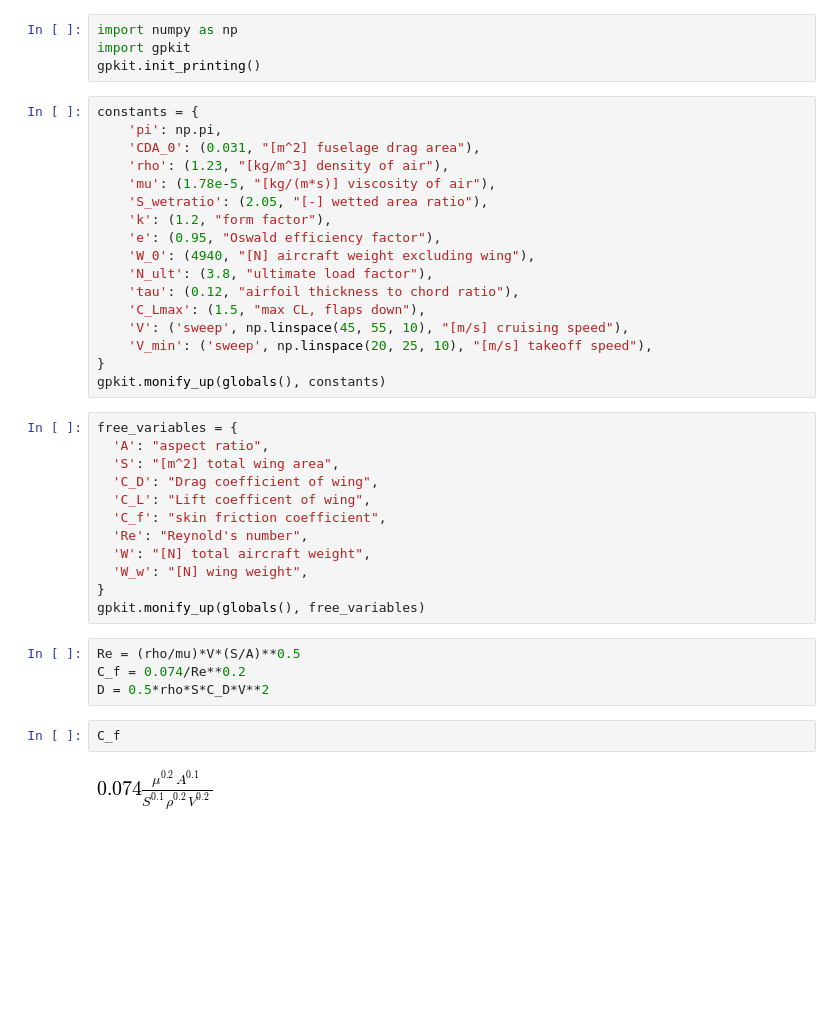
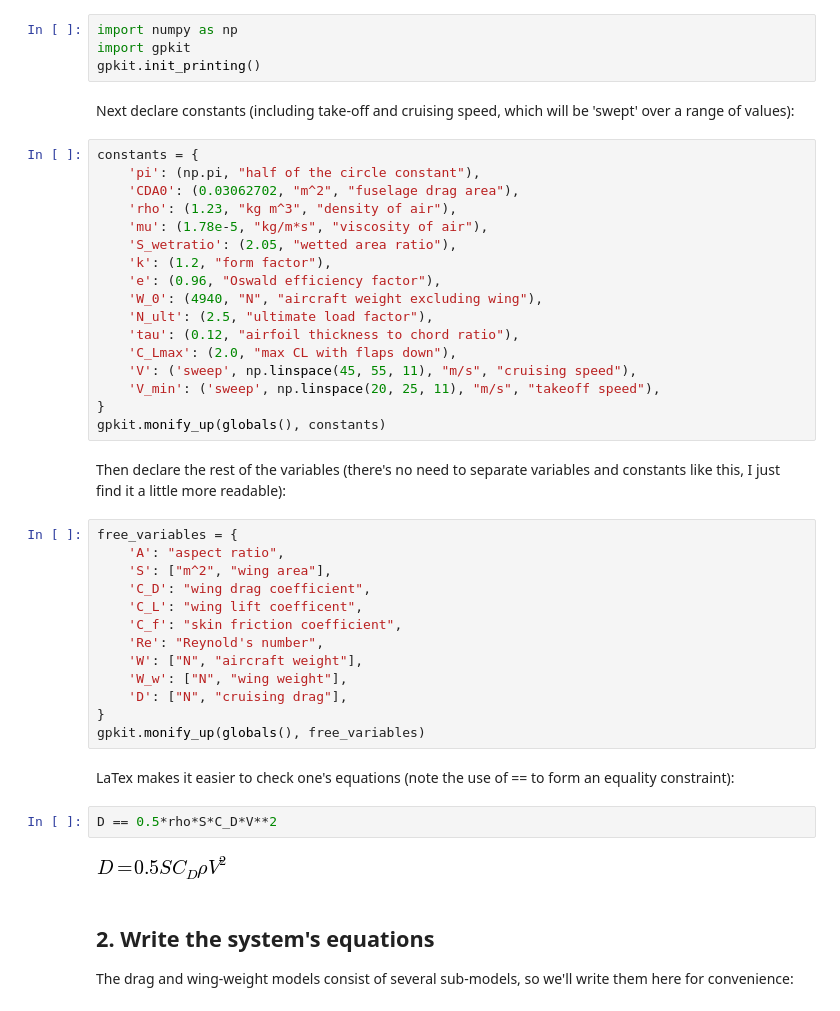
Before and after one commit to convexengineering/gpkit, a Jupyter notebook: examples/ipynb/simpleaircraft.ipynb, the cells around one changed output. Drawn from its saved outputs; the diff is of its cells as text; blank space fills up the shorter version.

```diff
--- a/examples/ipynb/simpleaircraft.ipynb
+++ b/examples/ipynb/simpleaircraft.ipynb
@@ -36,41 +15,48 @@ $$\begin{array}{ll}
 import numpy as np
 import gpkit
 gpkit.init_printing()
+# %% [markdown]
+Next declare constants (including take-off and cruising speed, which will be 'swept' over a range of values):
 # %%
 constants = {
-    'pi': np.pi,
-    'CDA_0': (0.031, "[m^2] fuselage drag area"),
-    'rho': (1.23, "[kg/m^3] density of air"),
-    'mu': (1.78e-5, "[kg/(m*s)] viscosity of air"),
-    'S_wetratio': (2.05, "[-] wetted area ratio"),
+    'pi': (np.pi, "half of the circle constant"),
+    'CDA0': (0.03062702, "m^2", "fuselage drag area"),
+    'rho': (1.23, "kg m^3", "density of air"),
+    'mu': (1.78e-5, "kg/m*s", "viscosity of air"),
+    'S_wetratio': (2.05, "wetted area ratio"),
     'k': (1.2, "form factor"),
-    'e': (0.95, "Oswald efficiency factor"),
-    'W_0': (4940, "[N] aircraft weight excluding wing"),
-    'N_ult': (3.8, "ultimate load factor"),
+    'e': (0.96, "Oswald efficiency factor"),
+    'W_0': (4940, "N", "aircraft weight excluding wing"),
+    'N_ult': (2.5, "ultimate load factor"),
     'tau': (0.12, "airfoil thickness to chord ratio"),
-    'C_Lmax': (1.5, "max CL, flaps down"),
-    'V': ('sweep', np.linspace(45, 55, 10), "[m/s] cruising speed"),
-    'V_min': ('sweep', np.linspace(20, 25, 10), "[m/s] takeoff speed"),
+    'C_Lmax': (2.0, "max CL with flaps down"),
+    'V': ('sweep', np.linspace(45, 55, 11), "m/s", "cruising speed"),
+    'V_min': ('sweep', np.linspace(20, 25, 11), "m/s", "takeoff speed"),
 }
 gpkit.monify_up(globals(), constants)
+# %% [markdown]
+Then declare the rest of the variables (there's no need to separate variables and constants like this, I just find it a little more readable):
 # %%
 free_variables = {
-  'A': "aspect ratio",
-  'S': "[m^2] total wing area",
-  'C_D': "Drag coefficient of wing",
-  'C_L': "Lift coefficent of wing",
-  'C_f': "skin friction coefficient",
-  'Re': "Reynold's number",
-  'W': "[N] total aircraft weight",
-  'W_w': "[N] wing weight",
+    'A': "aspect ratio",
+    'S': ["m^2", "wing area"],
+    'C_D': "wing drag coefficient",
+    'C_L': "wing lift coefficent",
+    'C_f': "skin friction coefficient",
+    'Re': "Reynold's number",
+    'W': ["N", "aircraft weight"],
+    'W_w': ["N", "wing weight"],
+    'D': ["N", "cruising drag"],
 }
 gpkit.monify_up(globals(), free_variables)
+# %% [markdown]
+LaTex makes it easier to check one's equations (note the use of == to form an equality constraint):
 # %%
-Re = (rho/mu)*V*(S/A)**0.5
-C_f = 0.074/Re**0.2
-D = 0.5*rho*S*C_D*V**2
+D == 0.5*rho*S*C_D*V**2
+# %% [output]
+[figure, added]
-# %%
-C_f
-# %% [output]
-[figure, removed]
+# %% [markdown]
+## 2. Write the system's equations
+
+The drag and wing-weight models consist of several sub-models, so we'll write them here for convenience:
 # %%
```
Also changed, not shown: parts of 17 cells of this notebook, 7 other files.
